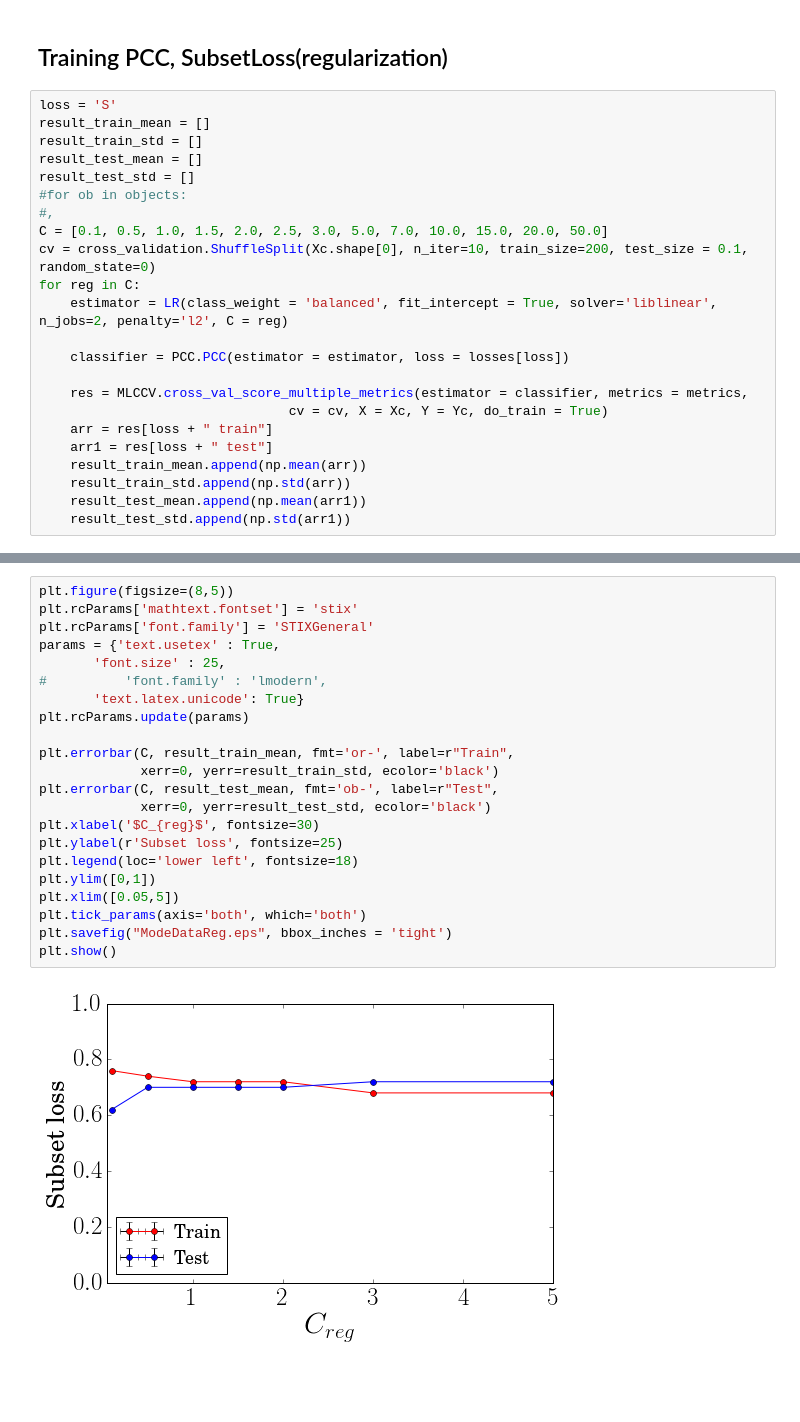
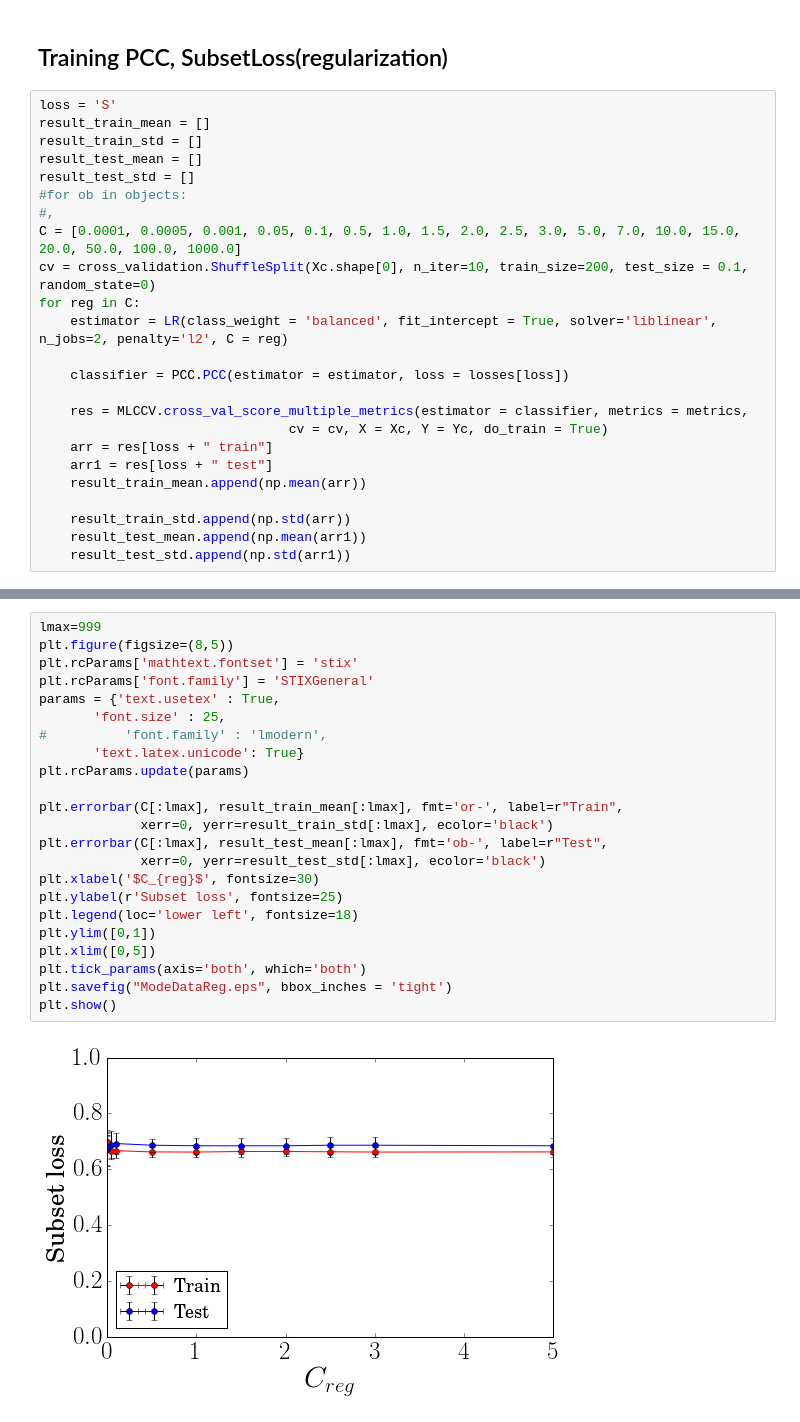
Before and after one commit to etoestja/PCCBio, a Jupyter notebook: code/MLC_PCC_ModelData_Error.ipynb, the cells around one changed output, grey strips where cells are left out. Saved outputs shown, nothing was run; the diff lists cells and outputs as text; blank space fills up the shorter version.

```diff
--- a/code/MLC_PCC_ModelData_Error.ipynb
+++ b/code/MLC_PCC_ModelData_Error.ipynb
@@ -137,7 +137,7 @@ result_test_mean = []
 result_test_std = []
 #for ob in objects:
 #,
-C = [0.1, 0.5, 1.0, 1.5, 2.0, 2.5, 3.0, 5.0, 7.0, 10.0, 15.0, 20.0, 50.0]
+C = [0.0001, 0.0005, 0.001, 0.05, 0.1, 0.5, 1.0, 1.5, 2.0, 2.5, 3.0, 5.0, 7.0, 10.0, 15.0, 20.0, 50.0, 100.0, 1000.0]
 cv = cross_validation.ShuffleSplit(Xc.shape[0], n_iter=10, train_size=200, test_size = 0.1, random_state=0)
 for reg in C:
     estimator = LR(class_weight = 'balanced', fit_intercept = True, solver='liblinear', n_jobs=2, penalty='l2', C = reg)
@@ -149,6 +149,7 @@ for reg in C:
     arr = res[loss + " train"]
     arr1 = res[loss + " test"]
     result_train_mean.append(np.mean(arr))
+
     result_train_std.append(np.std(arr))
     result_test_mean.append(np.mean(arr1))
     result_test_std.append(np.std(arr1))
@@ -173,24 +174,25 @@ i=2 coef=[[ 0.69370391  3.3481118  -1.82990549]]
 # %%
+lmax=999
 plt.figure(figsize=(8,5))
 plt.rcParams['mathtext.fontset'] = 'stix'
 plt.rcParams['font.family'] = 'STIXGeneral'
 params = {'text.usetex' : True,
        'font.size' : 25,
 #          'font.family' : 'lmodern',
        'text.latex.unicode': True}
 plt.rcParams.update(params)
 
-plt.errorbar(C, result_train_mean, fmt='or-', label=r"Train",
-             xerr=0, yerr=result_train_std, ecolor='black')
-plt.errorbar(C, result_test_mean, fmt='ob-', label=r"Test",
-             xerr=0, yerr=result_test_std, ecolor='black')
+plt.errorbar(C[:lmax], result_train_mean[:lmax], fmt='or-', label=r"Train",
+             xerr=0, yerr=result_train_std[:lmax], ecolor='black')
+plt.errorbar(C[:lmax], result_test_mean[:lmax], fmt='ob-', label=r"Test",
+             xerr=0, yerr=result_test_std[:lmax], ecolor='black')
 plt.xlabel('$C_{reg}$', fontsize=30)
 plt.ylabel(r'Subset loss', fontsize=25)
 plt.legend(loc='lower left', fontsize=18)
 plt.ylim([0,1])
-plt.xlim([0.05,5])
+plt.xlim([0,5])
 plt.tick_params(axis='both', which='both')
 plt.savefig("ModeDataReg.eps", bbox_inches = 'tight')
 plt.show()
 # %% [output]
-[figure, old version]
+[figure, new version]
```
Also changed, not shown: parts of 5 cells of this notebook.
